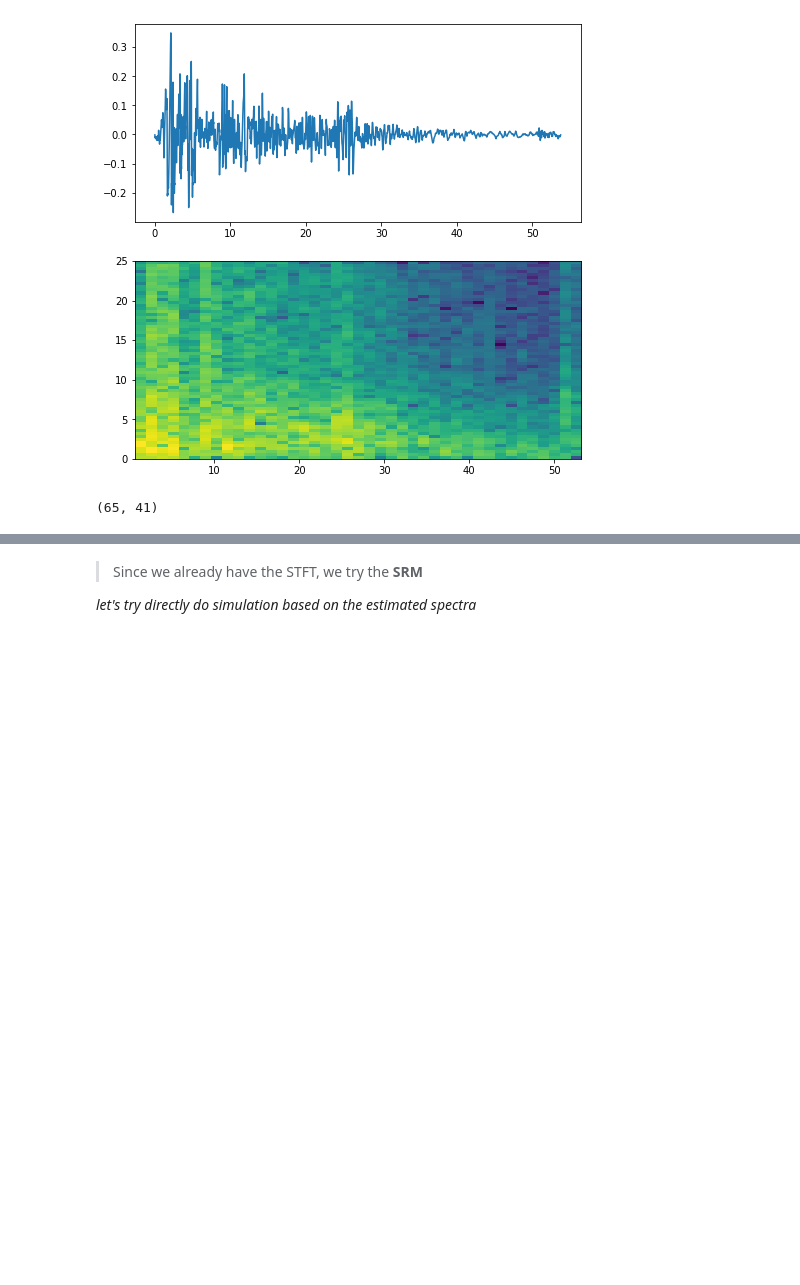
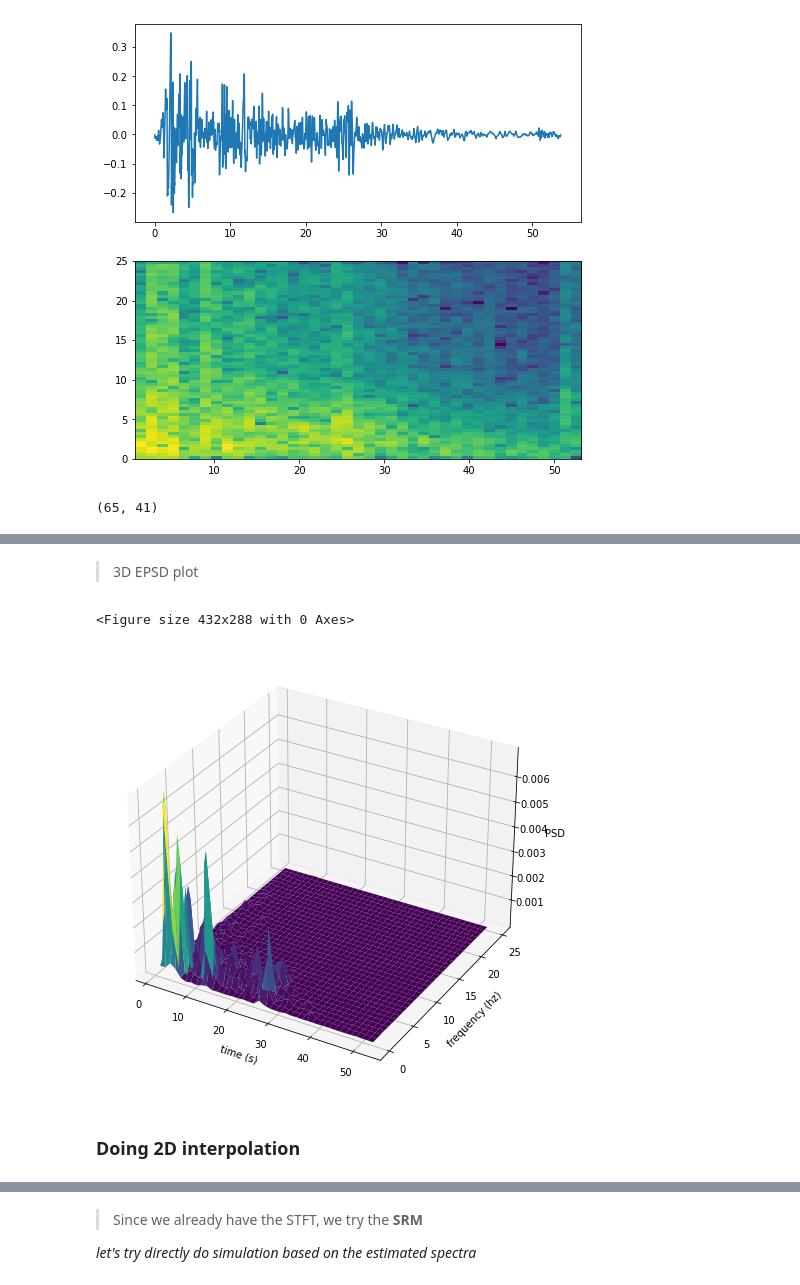
Before and after one commit to leslieDLcy/KTnSRM, a Jupyter notebook: EPSD_by_STFT.ipynb, the cells around one changed output, grey strips where cells are left out. Saved outputs shown, nothing was run; the diff lists cells and outputs as text; code cells hidden in the pictures; blank space fills up the shorter version.

```diff
--- a/EPSD_by_STFT.ipynb
+++ b/EPSD_by_STFT.ipynb
@@ -117,0 +115,7 @@ t_bins
+# %% [markdown]
+> 3D EPSD plot
+# %%
+EPSD_show(Pxx, freqs, t_bins, format='3d')
+# %% [output]
+<Figure size 432x288 with 0 Axes>
+[figure, added]
@@ -117,0 +132,2 @@ t_bins
+# %% [markdown]
+### Doing 2D interpolation
```
Also changed, not shown: parts of 48 cells of this notebook, 4 other files.
